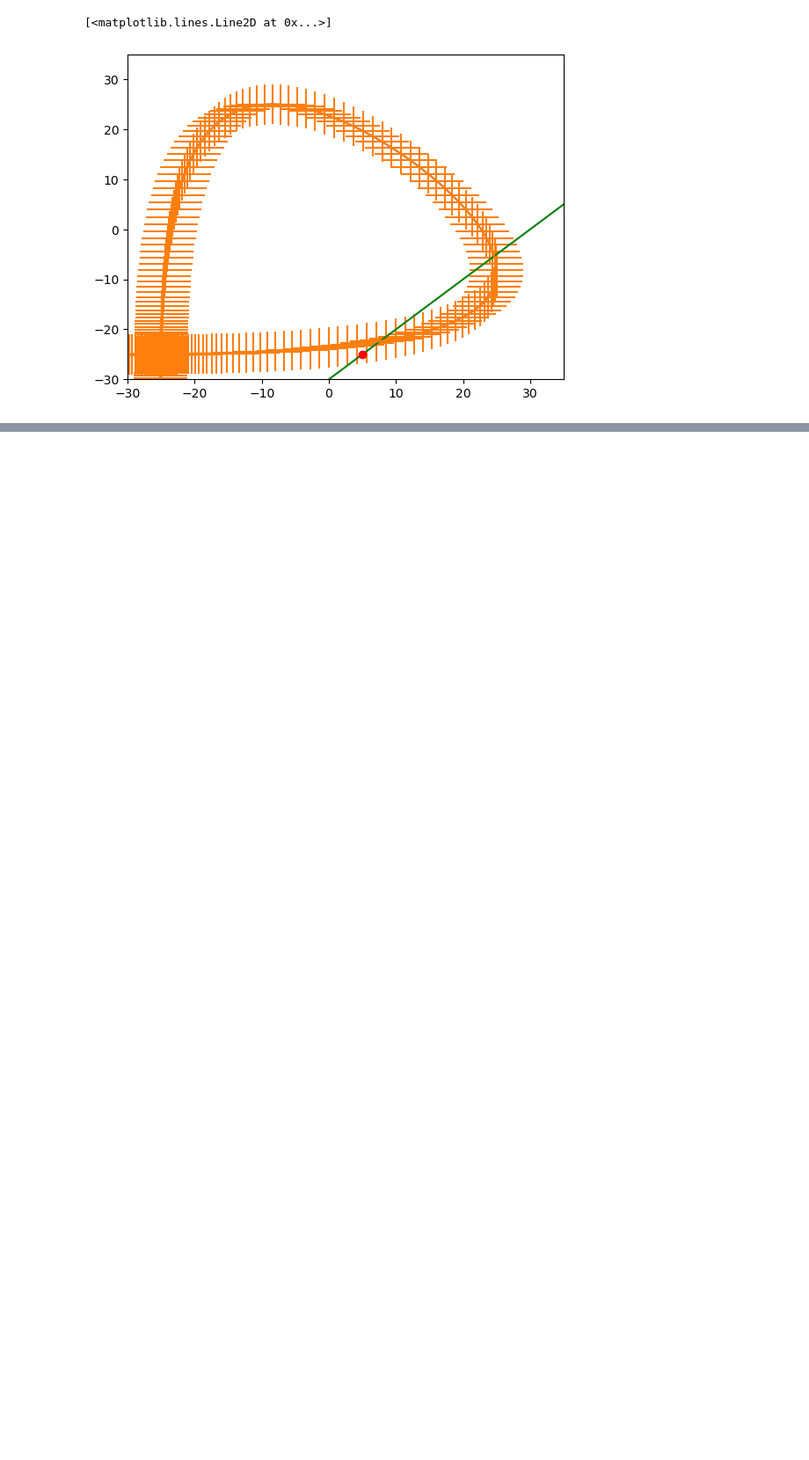
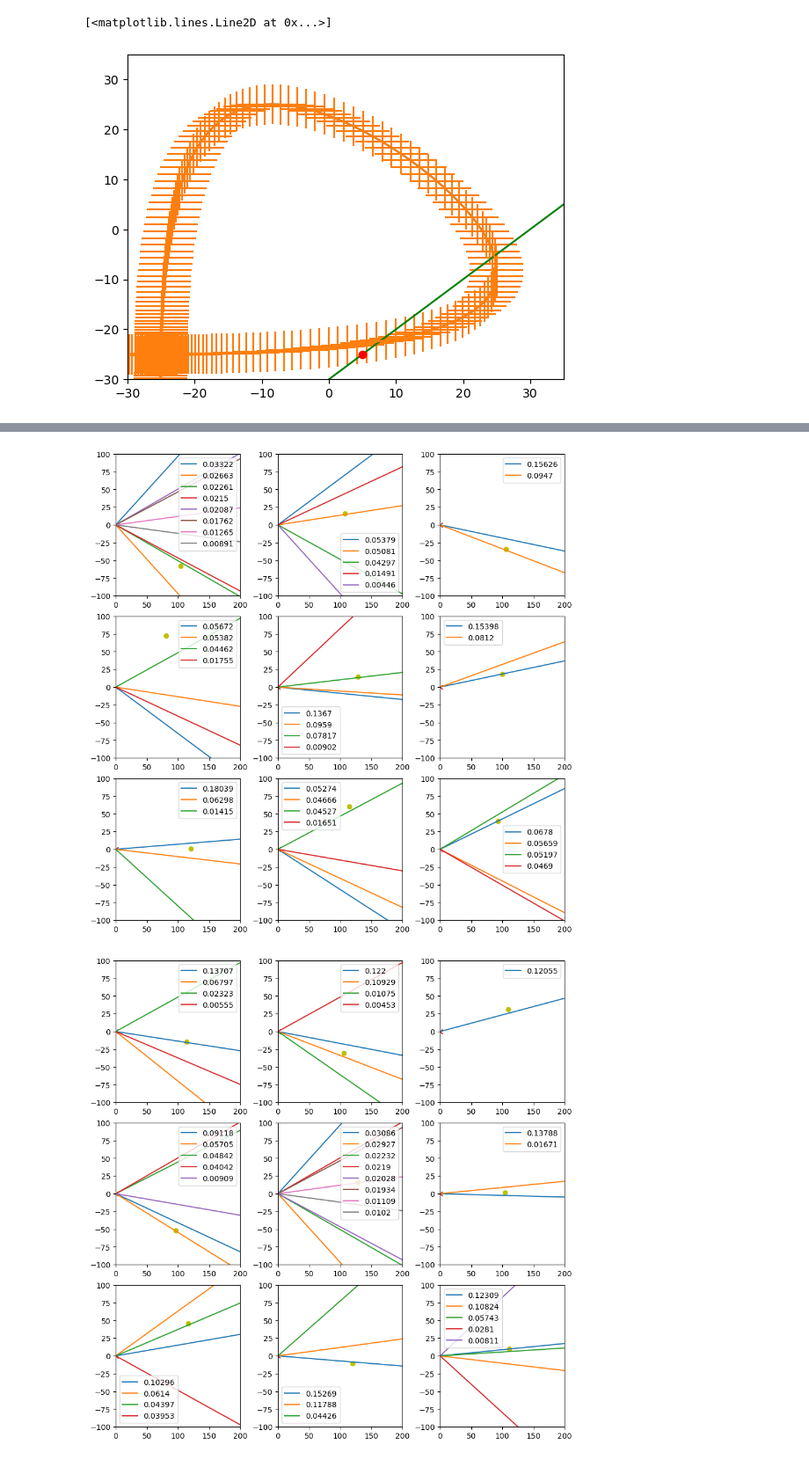
Before and after one commit to Aplefen1/BeeTrackingDiss, a Jupyter notebook: Angle Probability/diss_figures.ipynb, the cells around one changed output, grey strips where cells are left out. Shown at 88% size. Drawn from its saved outputs; the diff is of its cells as text; code cells hidden in the pictures; blank space fills up the shorter version.

```diff
--- a/Angle Probability/diss_figures.ipynb
+++ b/Angle Probability/diss_figures.ipynb
@@ -131,0 +165,17 @@ If we do this over each angle, we get a likelihood for each angle. Then normalis
+# %%
+
+
+for i in range(10):
+    fig, axs = plt.subplots(ncols=3, nrows=3, figsize=(9, 9),
+                            layout="constrained")
+    # add an artist, in this case a nice label in the middle...
+
+    for row in range(3):
+        for col in range(3):
+            m.set_random_reciever(dlow=100,dhigh=130)
+            axs[row,col].set_xlim(0,200)
+            axs[row,col].set_ylim(-100,100)
+            m.spatial_plot(axs[row,col])
+# %% [output]
+[figure, added]
+[figure, added]
```
Also changed, not shown: parts of 9 cells of this notebook, 5 other files.
